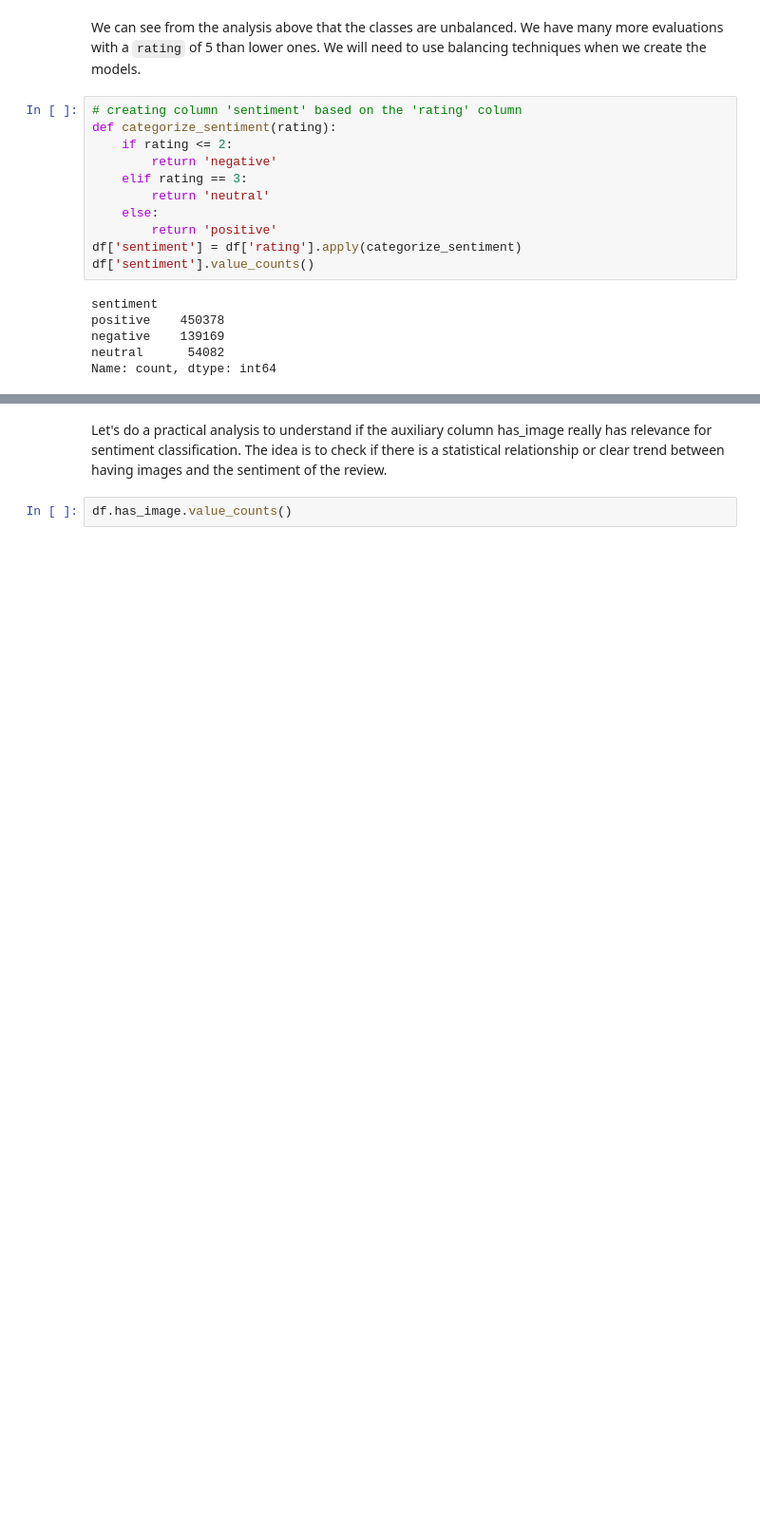
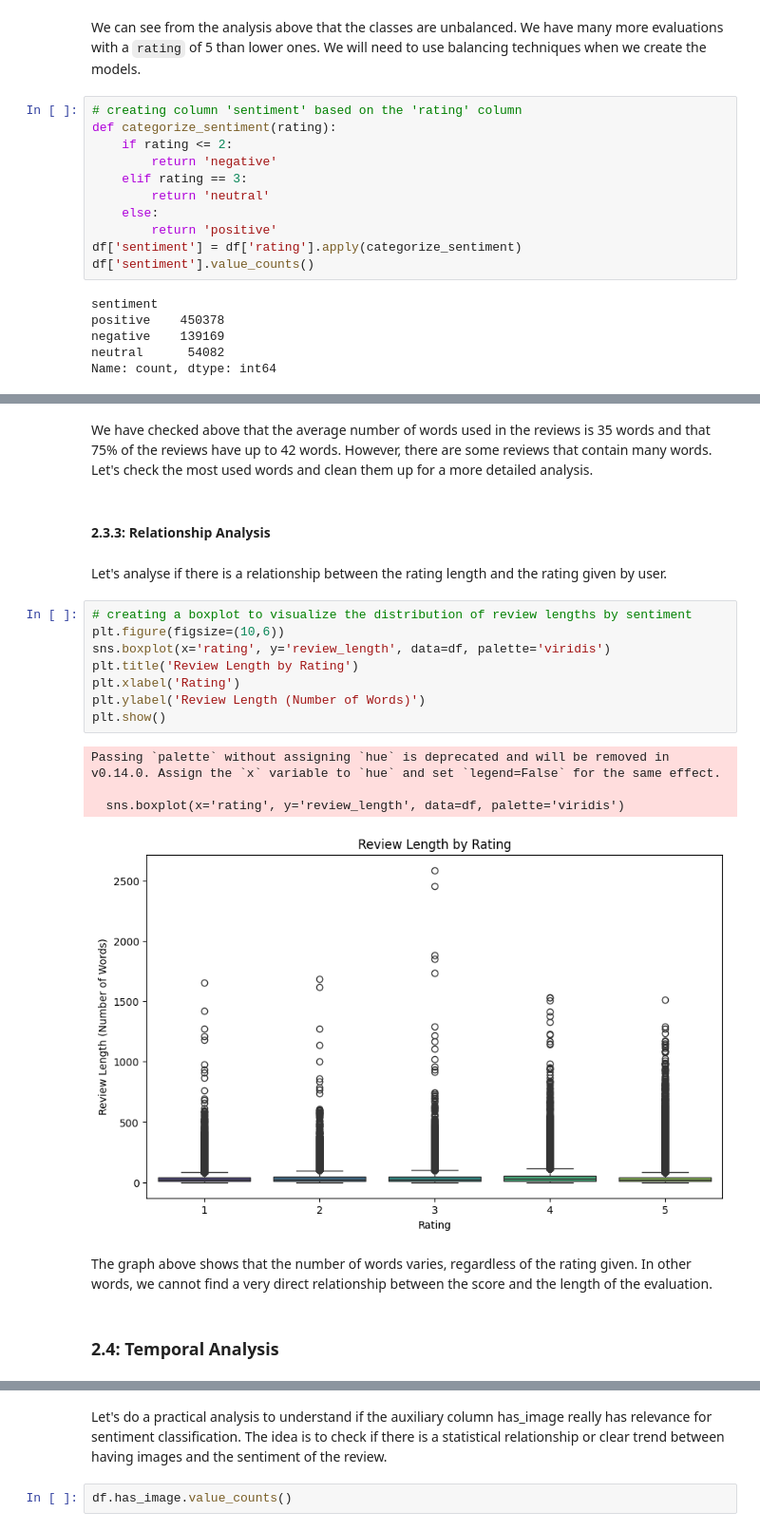
Before and after one commit to VanGaigher/DataScienceProjects, a Jupyter notebook: SentimentClassification/notebooks/sentiment_classification_analysis.ipynb, the cells around one changed output, grey strips where cells are left out. Shown: that part at 95% size. Saved outputs shown, nothing was run; the diff lists cells and outputs as text; blank space fills up the shorter version.

```diff
--- a/SentimentClassification/notebooks/sentiment_classification_analysis.ipynb
+++ b/SentimentClassification/notebooks/sentiment_classification_analysis.ipynb
@@ -198,0 +258,23 @@ Name: count, dtype: int64
+# %% [markdown]
+We have checked above that the average number of words used in the reviews is 35 words and that 75% of the reviews have up to 42 words. However, there are some reviews that contain many words. Let's check the most used words and clean them up for a more detailed analysis.
+# %% [markdown]
+#### 2.3.3: Relationship Analysis
+# %% [markdown]
+Let's analyse if there is a relationship between the rating length and the rating given by user.
+# %%
+# creating a boxplot to visualize the distribution of review lengths by sentiment
+plt.figure(figsize=(10,6))
+sns.boxplot(x='rating', y='review_length', data=df, palette='viridis')
+plt.title('Review Length by Rating')
+plt.xlabel('Rating')
+plt.ylabel('Review Length (Number of Words)')
+plt.show()
+# %% [output]
+Passing `palette` without assigning `hue` is deprecated and will be removed in v0.14.0. Assign the `x` variable to `hue` and set `legend=False` for the same effect.
+
+  sns.boxplot(x='rating', y='review_length', data=df, palette='viridis')
+[figure, added]
+# %% [markdown]
+The graph above shows that the number of words varies, regardless of the rating given. In other words, we cannot find a very direct relationship between the score and the length of the evaluation.
+# %% [markdown]
+### 2.4: Temporal Analysis
```
Also changed, not shown: parts of 19 cells of this notebook.
